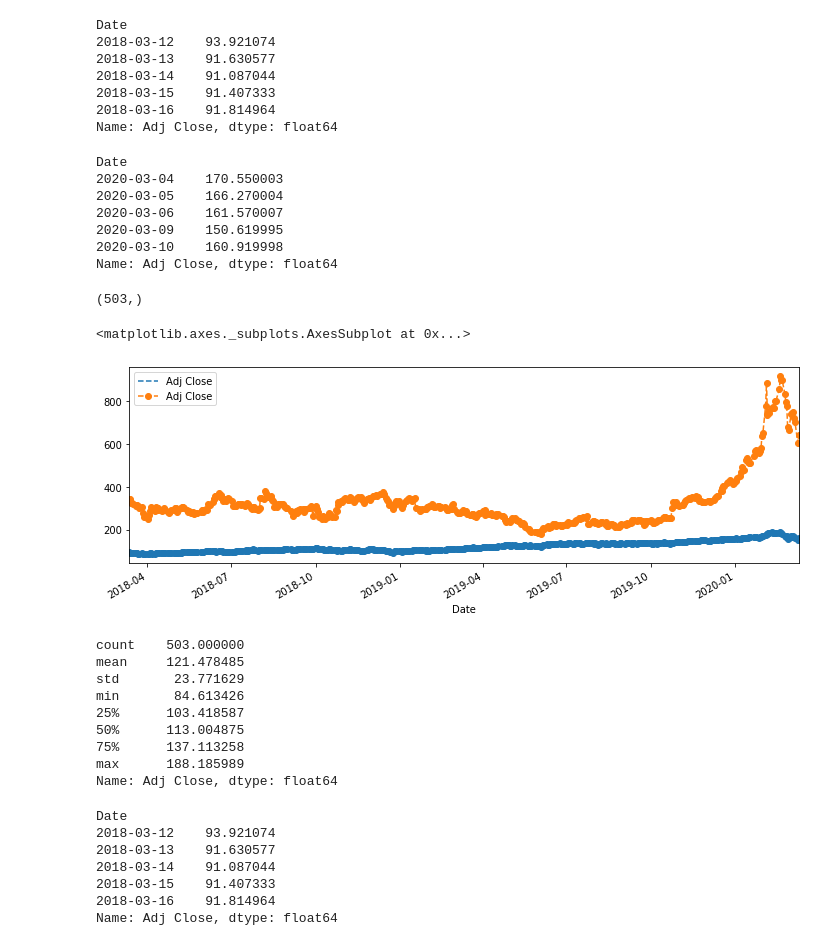
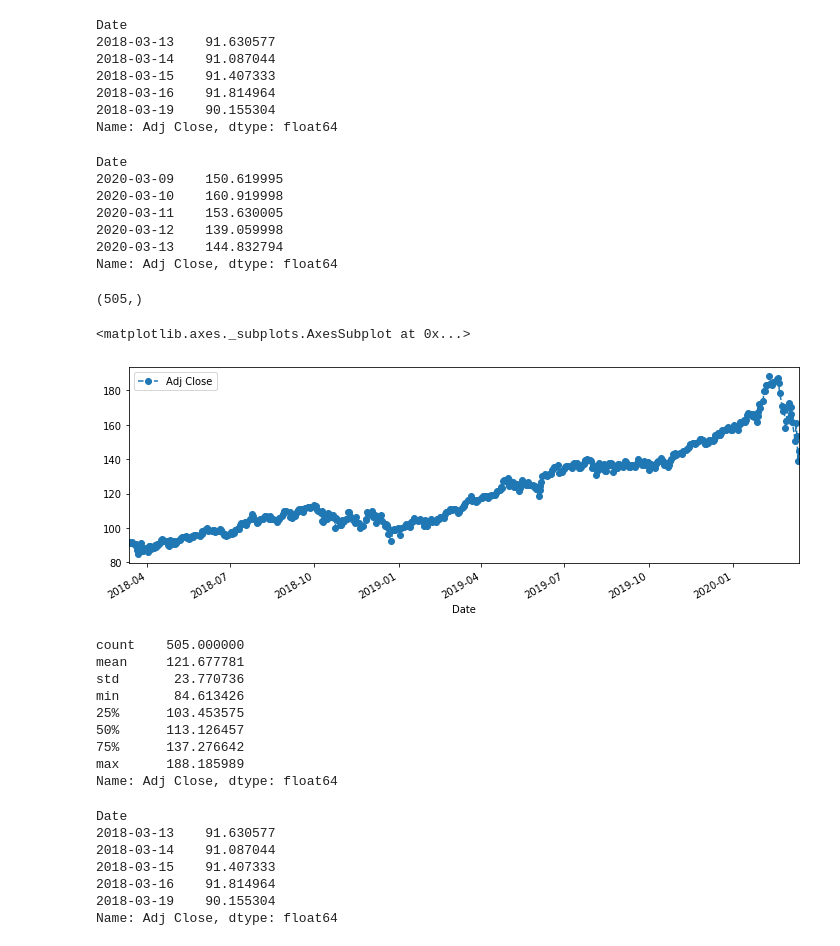
Before and after one commit to the11977/Project_3, a Jupyter notebook: SwingTrader.ipynb, the cells around one changed output. Cells and saved outputs as stored; diff of their text form; code cells hidden in the pictures.

```diff
--- a/SwingTrader.ipynb
+++ b/SwingTrader.ipynb
@@ -18,7 +18,7 @@ import pandas_datareader as web
 from datetime import datetime
 # %%
 # The tech stocks we'll use for this analysis
-ticker = ['MSFT','TSLA']
+ticker = 'MSFT'
 
 # To Set up End and Start times for data grab
 end = datetime.now()
@@ -27,63 +27,61 @@ start = datetime(end.year - 2,end.month,end.day)
 
 # Creating loop for grabing yahoo finance data and setting as a dataframe
 
-for stock in ticker:
 
     #To set DataFrame as the Stock Ticker
 
-    globals()[stock] = web.DataReader(stock,'yahoo',start,end)['Adj Close']
+df = web.DataReader(ticker,'yahoo',start,end)['Adj Close']
 # %%
-MSFT.head()
+df.head()
 # %% [output]
 Date
-2018-03-12    93.921074
 2018-03-13    91.630577
 2018-03-14    91.087044
 2018-03-15    91.407333
 2018-03-16    91.814964
+2018-03-19    90.155304
 Name: Adj Close, dtype: float64
 # %%
-MSFT.tail()
+df.tail()
 # %% [output]
 Date
-2020-03-04    170.550003
-2020-03-05    166.270004
-2020-03-06    161.570007
 2020-03-09    150.619995
 2020-03-10    160.919998
+2020-03-11    153.630005
+2020-03-12    139.059998
+2020-03-13    144.832794
 Name: Adj Close, dtype: float64
 # %%
-MSFT.shape
+df.shape
 # %% [output]
-(503,)
+(505,)
 # %%
-MSFT.plot(figsize=(12,4),legend=True, linestyle='--', marker='o')
-TSLA.plot(figsize=(12,4),legend=True, linestyle='--', marker='o')
+df.plot(figsize=(12,4),legend=True, linestyle='--', marker='o')
 # %% [output]
 <matplotlib.axes._subplots.AxesSubplot at 0x...>
-[figure, old version]
+[figure, new version]
 # %%
-MSFT.describe()
+df.describe()
 # %% [output]
-count    503.000000
-mean     121.478485
-std       23.771629
+count    505.000000
+mean     121.677781
+std       23.770736
 min       84.613426
-25%      103.418587
-50%      113.004875
-75%      137.113258
+25%      103.453575
+50%      113.126457
+75%      137.276642
 max      188.185989
 Name: Adj Close, dtype: float64
 # %%
-df = MSFT
+df
 df.head()
 # %% [output]
 Date
-2018-03-12    93.921074
 2018-03-13    91.630577
 2018-03-14    91.087044
 2018-03-15    91.407333
 2018-03-16    91.814964
+2018-03-19    90.155304
 Name: Adj Close, dtype: float64
 # %%
 df.describe()
```
Also changed, not shown: parts of 14 cells of this notebook.
